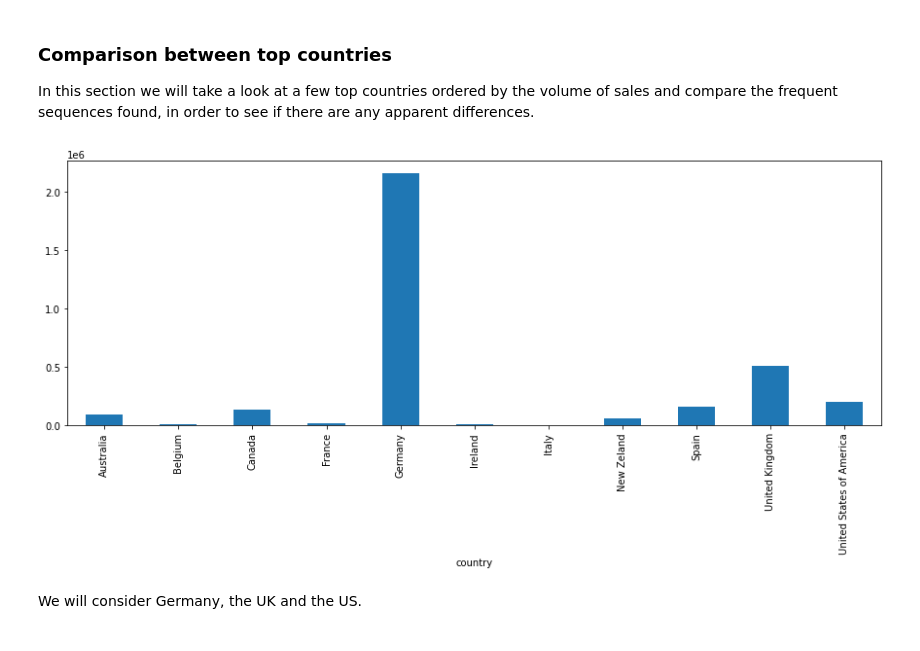
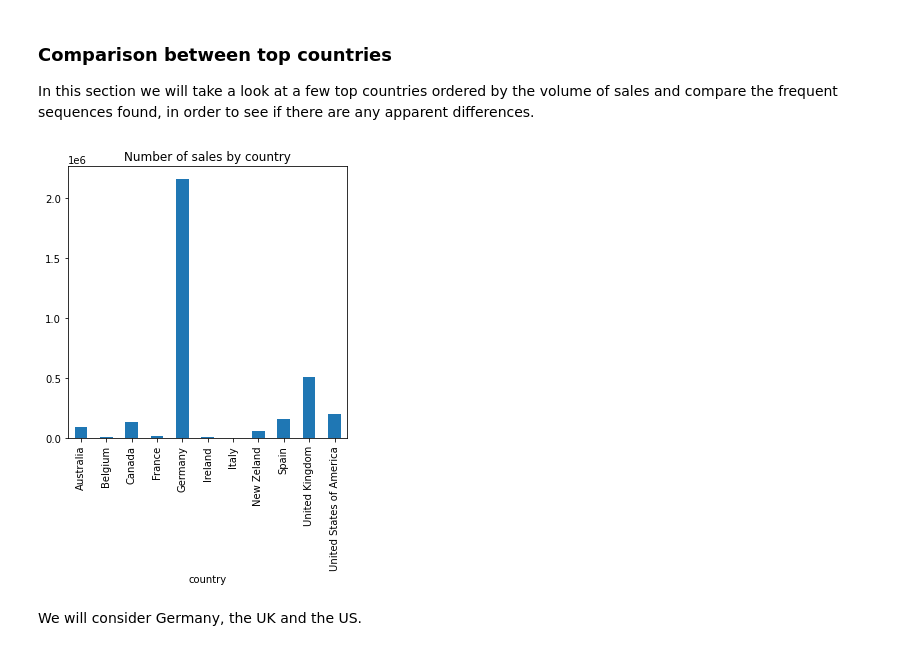
Before and after one commit to adettori/Data-Mining-DM-2020-project, a Jupyter notebook: DM_14_TASK4/dm2020-2-task4.ipynb, the cells around one changed output. Cells and saved outputs as stored; diff of their text form; code cells hidden in the pictures.

```diff
--- a/DM_14_TASK4/dm2020-2-task4.ipynb
+++ b/DM_14_TASK4/dm2020-2-task4.ipynb
@@ -720,11 +720,11 @@ There are also strong rules connecting DDR4 memory with [2400, 3200]_clock, howe
 ### Comparison between top countries
 In this section we will take a look at a few top countries ordered by the volume of sales and compare the frequent sequences found, in order to see if there are any apparent differences.
 # %%
-plt.figure(figsize=(15,5))
-df_sales_proc.groupby("country").size().plot(kind="bar")
+plt.figure(figsize=(5,5))
+df_sales_proc.groupby("country").size().plot(kind="bar", title="Number of sales by country")
 plt.show()
 # %% [output]
-[figure, old version]
+[figure, new version]
 # %% [markdown]
 We will consider Germany, the UK and the US.
 # %%
```
Also changed, not shown: parts of 12 cells of this notebook.
